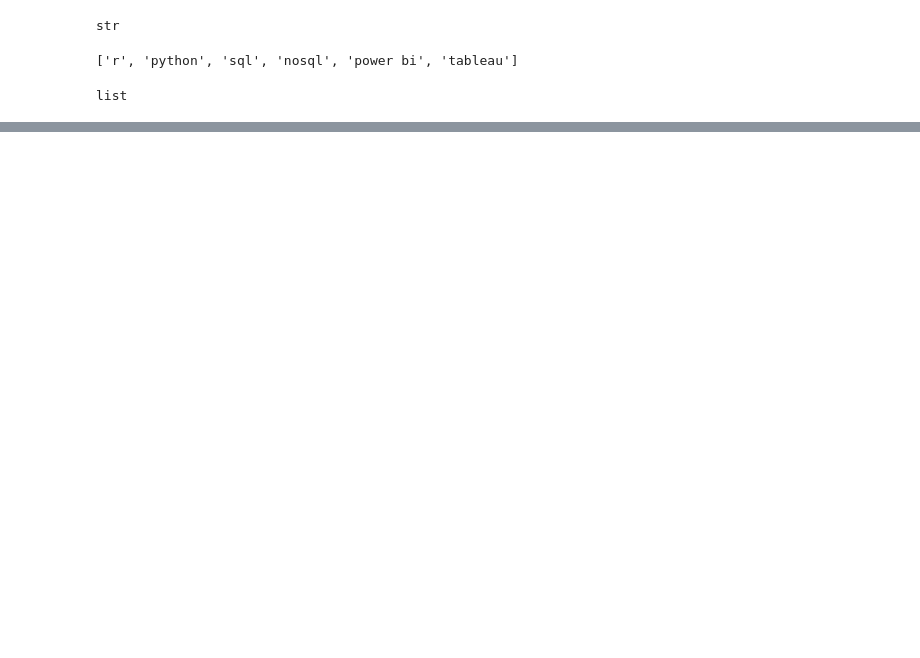
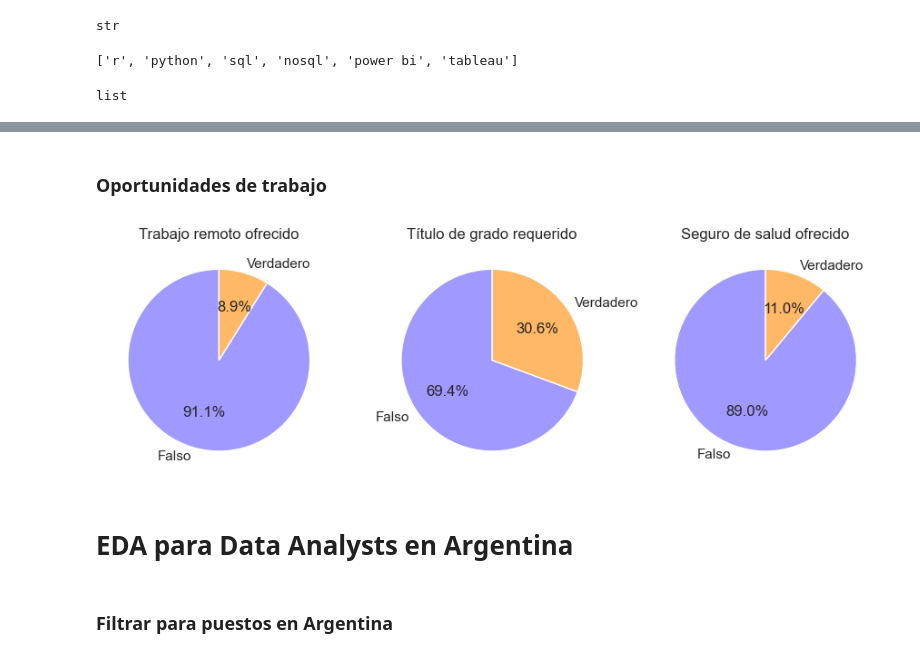
Before and after one commit to sofialaveihle/python-data-analytics-project, a Jupyter notebook: 1_EDA.ipynb, the cells around one changed output, grey strips where cells are left out. Cells and saved outputs as stored; diff of their text form; code cells hidden in the pictures; blank space fills up the shorter version.

```diff
--- a/1_EDA.ipynb
+++ b/1_EDA.ipynb
@@ -64,0 +117,32 @@ list
+# %% [markdown]
+### Oportunidades de trabajo
+# %%
+dict_column = {
+    'job_work_from_home': 'Trabajo remoto ofrecido',
+    'job_no_degree_mention': 'Título de grado requerido',
+    'job_health_insurance': 'Seguro de salud ofrecido'
+}
+
+# ax: uno o varios objetos de tipo Axes (en este caso serán 3), que representan cada gráfico individual dentro de esa figura
+# subplots: 1 fila y 3 columnas
+# figsize: ancho y alto de la figura en pulgadas
+fig, ax = plt.subplots(1, 3, figsize=(11, 3.5))
+
+# tupla column-title, key-value
+# enumerate: para iterar sobre los elementos del diccionario y obtener el índice
+for i, (column, title) in enumerate(dict_column.items()):
+    ax[i].pie(
+        df[column].value_counts(),
+        labels=['Falso', 'Verdadero'],
+        autopct='%1.1f%%', # auto porcentaje: muestra el porcentaje de cada segmento
+        startangle=90,  # startangle: para que el primer segmento comience desde arriba
+        colors=["#a099ff", "#ffb866"])
+    ax[i].set_title(title)
+
+plt.show()
+# %% [output]
+[figure, added]
+# %% [markdown]
+# EDA para Data Analysts en Argentina
+# %% [markdown]
+### Filtrar para puestos en Argentina
```
Also changed, not shown: parts of 24 cells of this notebook.
